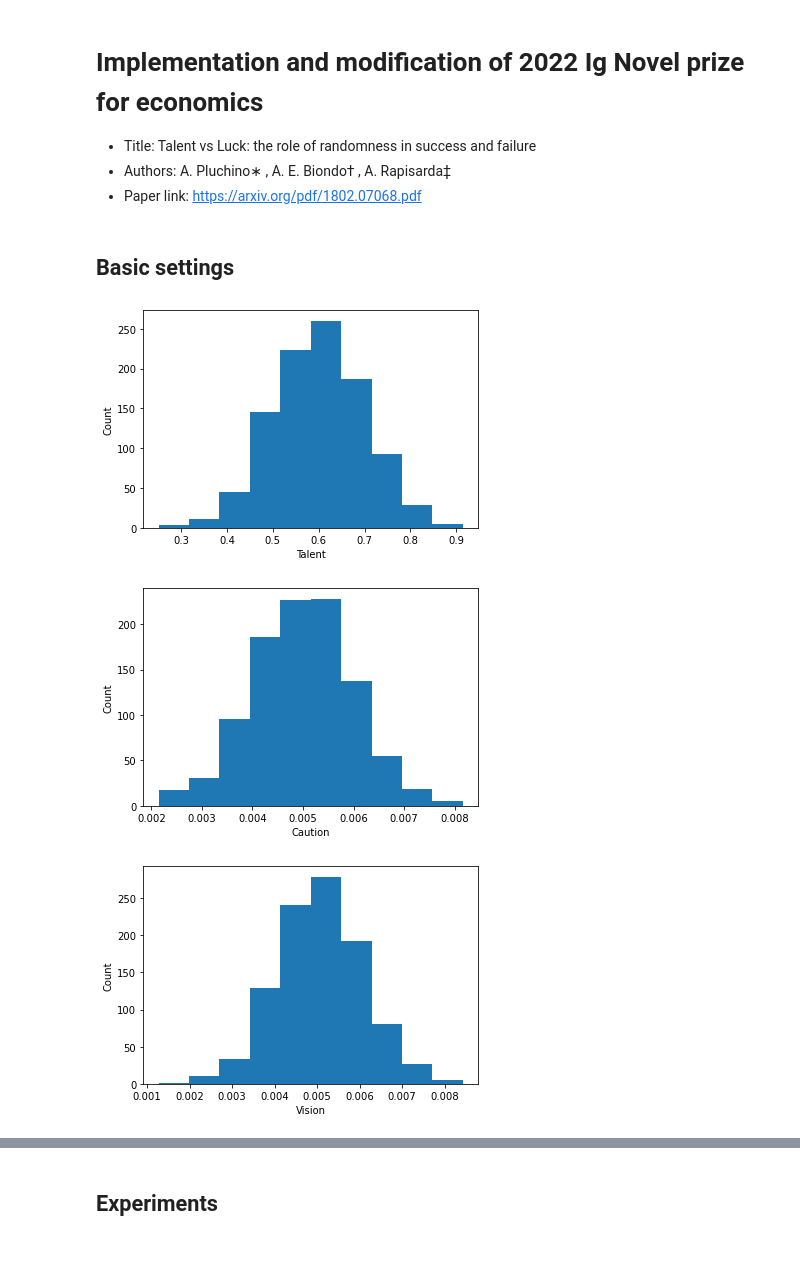
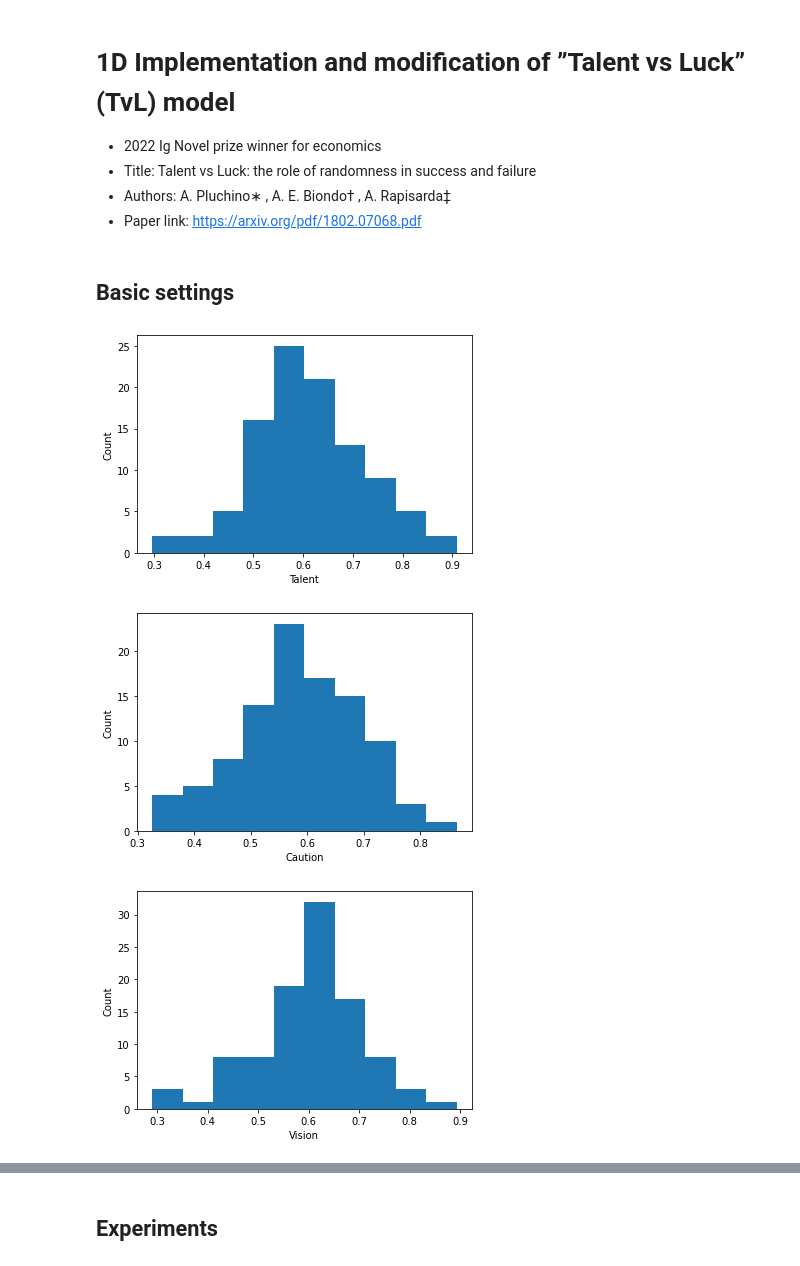
Before and after one commit to shuan4638/Luck-talent-or-vision, a Jupyter notebook: experiments.ipynb, the cells around one changed output, grey strips where cells are left out. Saved outputs shown, nothing was run; the diff lists cells and outputs as text; code cells hidden in the pictures.

```diff
--- a/experiments.ipynb
+++ b/experiments.ipynb
@@ -1,5 +1,6 @@
 # %% [markdown]
-# Implementation and modification of 2022 Ig Novel prize for economics
+# 1D Implementation and modification of ”Talent vs Luck” (TvL) model
+- 2022 Ig Novel prize winner for economics
 - Title: Talent vs Luck: the role of randomness in success and failure
 - Authors: A. Pluchino∗ , A. E. Biondo† , A. Rapisarda‡
 - Paper link: https://arxiv.org/pdf/1802.07068.pdf
@@ -11,9 +12,13 @@ import numpy as np
 from matplotlib import pyplot as plt
 
 # define experiment constants
-N = 1000 # number of people
-N_E = 500 # number of luck/unkuck event
+N = 100 # number of people
+p_luck = 0.5 # percentage of luck event
+town_size = 4000
 starting_capital = 10
+
+N_E = int(N/2) # number of lucky/unlucky events
+N_luck = int(N_E*p_luck) # number of lucky events
 # %%
 # define talents
 talents = np.random.normal(0.6, 0.1, N)
@@ -24,28 +29,26 @@ plt.xlabel('Talent')
 plt.ylabel('Count')
 plt.show()
 # %% [output]
-[figure, old version]
+[figure, new version]
 # %%
 # define cautions: Higher caution keeps individual from unlucky events
-cautions = np.random.normal(0.005, 0.001, N)
-cautions[cautions<0.001] = 0.001
-cautions[cautions>0.009] = 0.009
-
+cautions = np.random.normal(0.6, 0.1, N)
+cautions[cautions>0.99] = 0.99
+cautions[cautions<0.01] = 0.01
 plt.hist(cautions)
 plt.xlabel('Caution')
 plt.ylabel('Count')
 plt.show()
 # %% [output]
-[figure, old version]
+[figure, new version]
 # %%
 # define vision: Better vision allows individual to expose to more lucky events
-visions = np.random.normal(0.005, 0.001, N)
-visions[visions<0.001] = 0.001
-visions[visions>0.009] = 0.009
-
+visions = np.random.normal(0.6, 0.1, N)
+visions[visions>0.99] = 0.99
+visions[visions<0.01] = 0.01
 plt.hist(visions)
 plt.xlabel('Vision')
 plt.ylabel('Count')
 plt.show()
 # %% [output]
-[figure, old version]
+[figure, new version]
```
Also changed, not shown: parts of 6 cells of this notebook, 1 other file.
